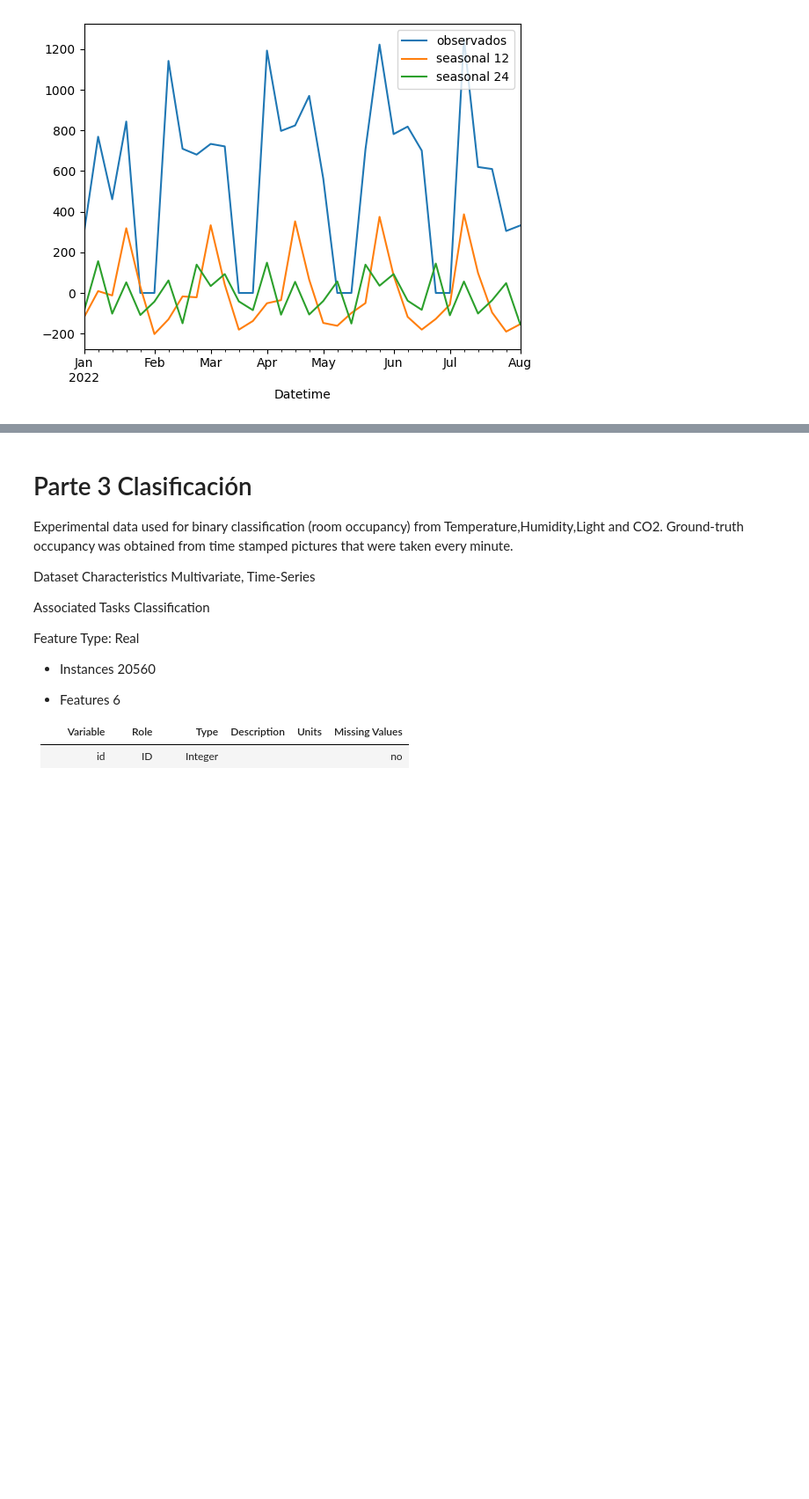
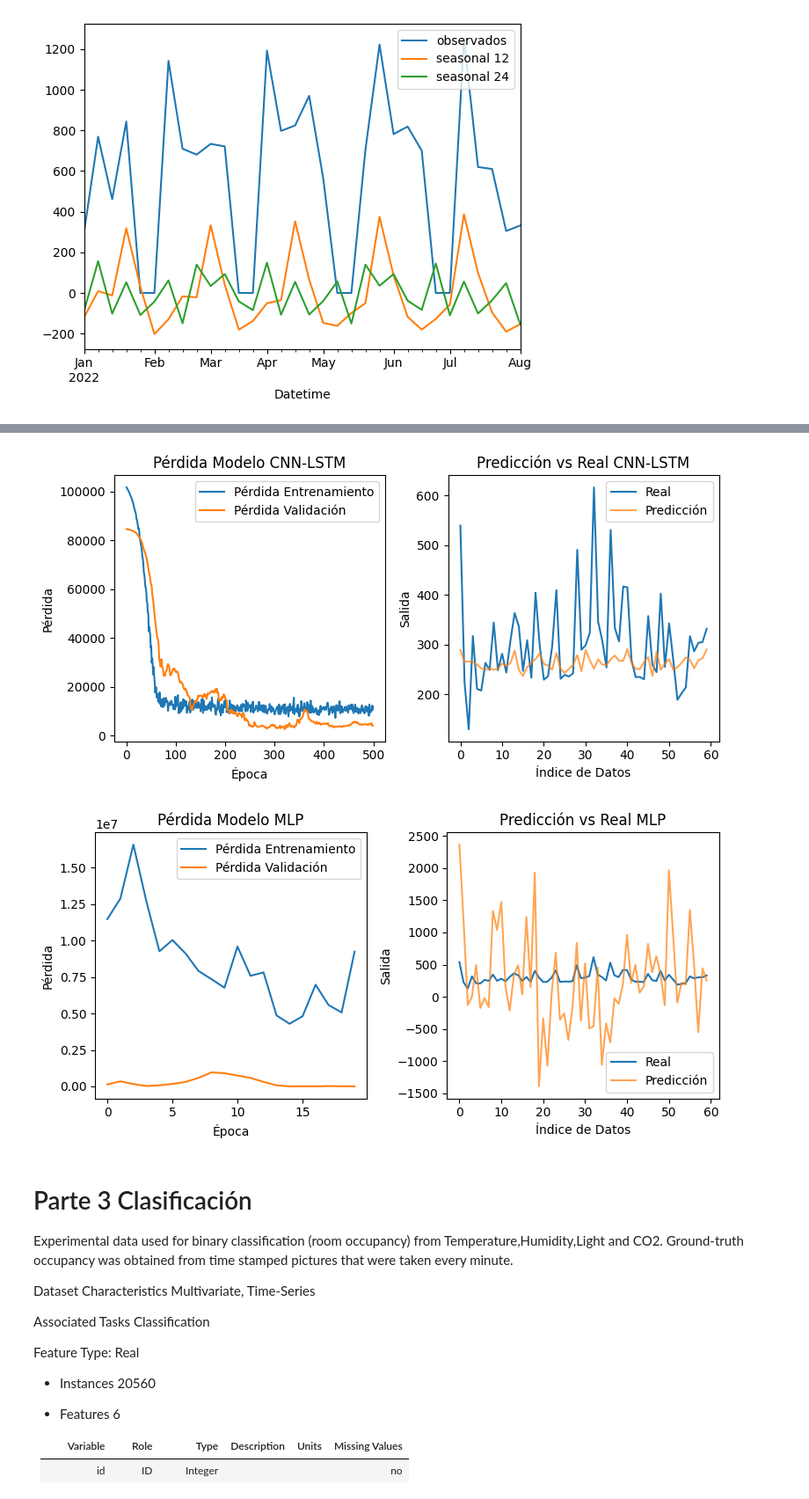
Before and after one commit to jaramillooo/Proyecto_series_no_lineales, a Jupyter notebook: proyectoModulo1_JaramilloA_AvilaK_MurguiaM.ipynb, the cells around one changed output, grey strips where cells are left out. Shown at 88% size. Saved outputs shown, nothing was run; the diff lists cells and outputs as text; code cells hidden in the pictures; blank space fills up the shorter version.

Commit message:
entrenamiento Axel

```diff
--- a/proyectoModulo1_JaramilloA_AvilaK_MurguiaM.ipynb
+++ b/proyectoModulo1_JaramilloA_AvilaK_MurguiaM.ipynb
@@ -579,0 +517,3 @@ Epoch 6/10
+# %%
+# Entrenamiento de los modelos
+history_cnn_lstm = model_cnn_lstm.fit(X, y, epochs=500, validation_split=0.2)
@@ -579,0 +544,2 @@ Epoch 6/10
+# %%
+history_mlp = model_mlp.fit(X, y, epochs=20, validation_split=0.01)
@@ -580,3 +571,50 @@ Epoch 6/10
+# %%
+# Gráficas de entrenamiento y validación para CNN-LSTM
+plt.figure(figsize=(8, 4))
+plt.subplot(1, 2, 1)
+plt.plot(history_cnn_lstm.history['loss'], label='Pérdida Entrenamiento')
+plt.plot(history_cnn_lstm.history['val_loss'], label='Pérdida Validación')
+plt.title('Pérdida Modelo CNN-LSTM')
+plt.xlabel('Época')
+plt.ylabel('Pérdida')
+plt.legend()
+
+# Gráficas de predicciones vs valores reales para CNN-LSTM
+plt.subplot(1, 2, 2)
+plt.plot(y, label='Real')
+plt.plot(predictions_cnn_lstm.flatten(), label='Predicción', alpha=0.7)
+plt.title('Predicción vs Real CNN-LSTM')
+plt.xlabel('Índice de Datos')
+plt.ylabel('Salida')
+plt.legend()
+
+plt.tight_layout()
+plt.show()
+
+# Gráficas de entrenamiento y validación para MLP
+plt.figure(figsize=(8, 4))
+plt.subplot(1, 2, 1)
+plt.plot(history_mlp.history['loss'], label='Pérdida Entrenamiento')
+plt.plot(history_mlp.history['val_loss'], label='Pérdida Validación')
+plt.title('Pérdida Modelo MLP')
+plt.xlabel('Época')
+plt.ylabel('Pérdida')
+plt.legend()
+
+# Gráficas de predicciones vs valores reales para MLP
+plt.subplot(1, 2, 2)
+plt.plot(y, label='Real')
+plt.plot(predictions_mlp, label='Predicción', alpha=0.7)
+plt.title('Predicción vs Real MLP')
+plt.xlabel('Índice de Datos')
+plt.ylabel('Salida')
+plt.legend()
+
+plt.tight_layout()
+plt.show()
+# %% [output]
+[figure, added]
+[figure, added]
 # %% [markdown]
 # Parte 3 Clasificación
 
```
Also changed, not shown: parts of 14 cells of this notebook.
